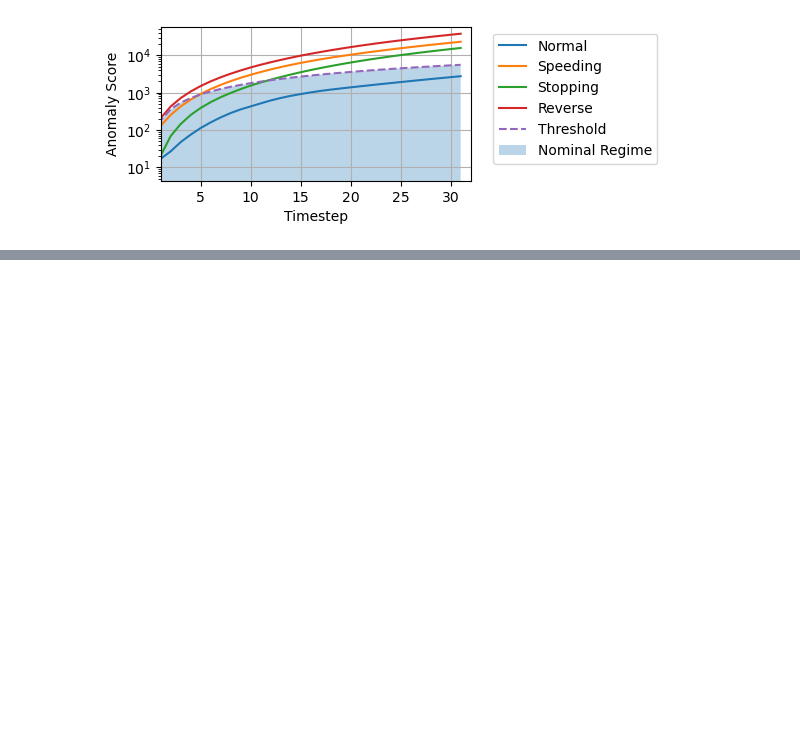
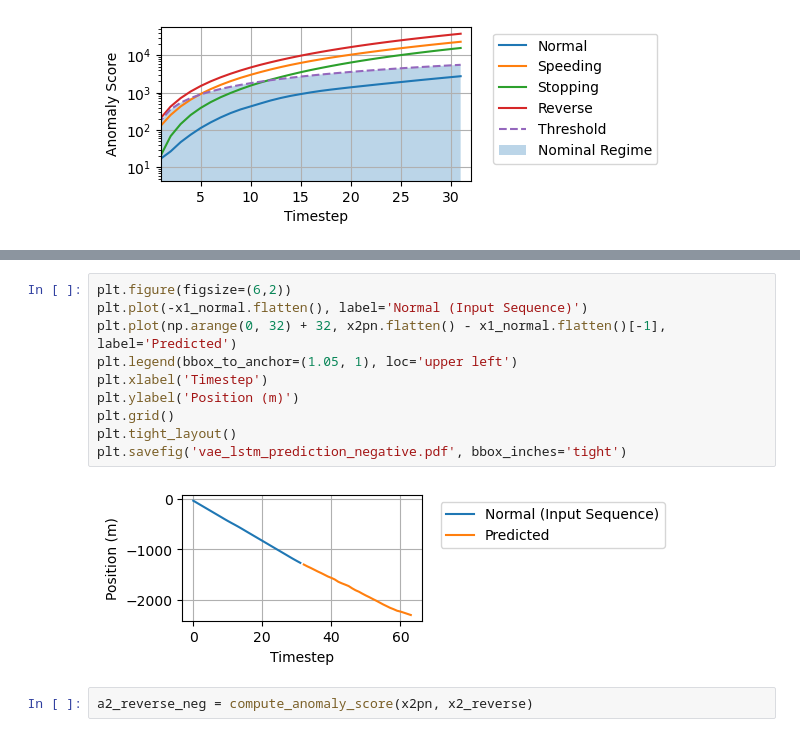
Before and after one commit to thinhhoang95/ClaudeTANOGAN, a Jupyter notebook: VAELSTM/eval_arch.ipynb, the cells around one changed output, grey strips where cells are left out. Saved outputs shown, nothing was run; the diff lists cells and outputs as text; blank space fills up the shorter version.

```diff
--- a/VAELSTM/eval_arch.ipynb
+++ b/VAELSTM/eval_arch.ipynb
@@ -149,0 +161,14 @@ plt.savefig('vae_lstm_anomaly_score.pdf', bbox_inches='tight')
+# %%
+plt.figure(figsize=(6,2))
+plt.plot(-x1_normal.flatten(), label='Normal (Input Sequence)')
+plt.plot(np.arange(0, 32) + 32, x2pn.flatten() - x1_normal.flatten()[-1], label='Predicted')
+plt.legend(bbox_to_anchor=(1.05, 1), loc='upper left')
+plt.xlabel('Timestep')
+plt.ylabel('Position (m)')
+plt.grid()
+plt.tight_layout()
+plt.savefig('vae_lstm_prediction_negative.pdf', bbox_inches='tight')
+# %% [output]
+[figure, added]
+# %%
+a2_reverse_neg = compute_anomaly_score(x2pn, x2_reverse)
```
Also changed, not shown: parts of 2 cells of this notebook, 4 other files.
